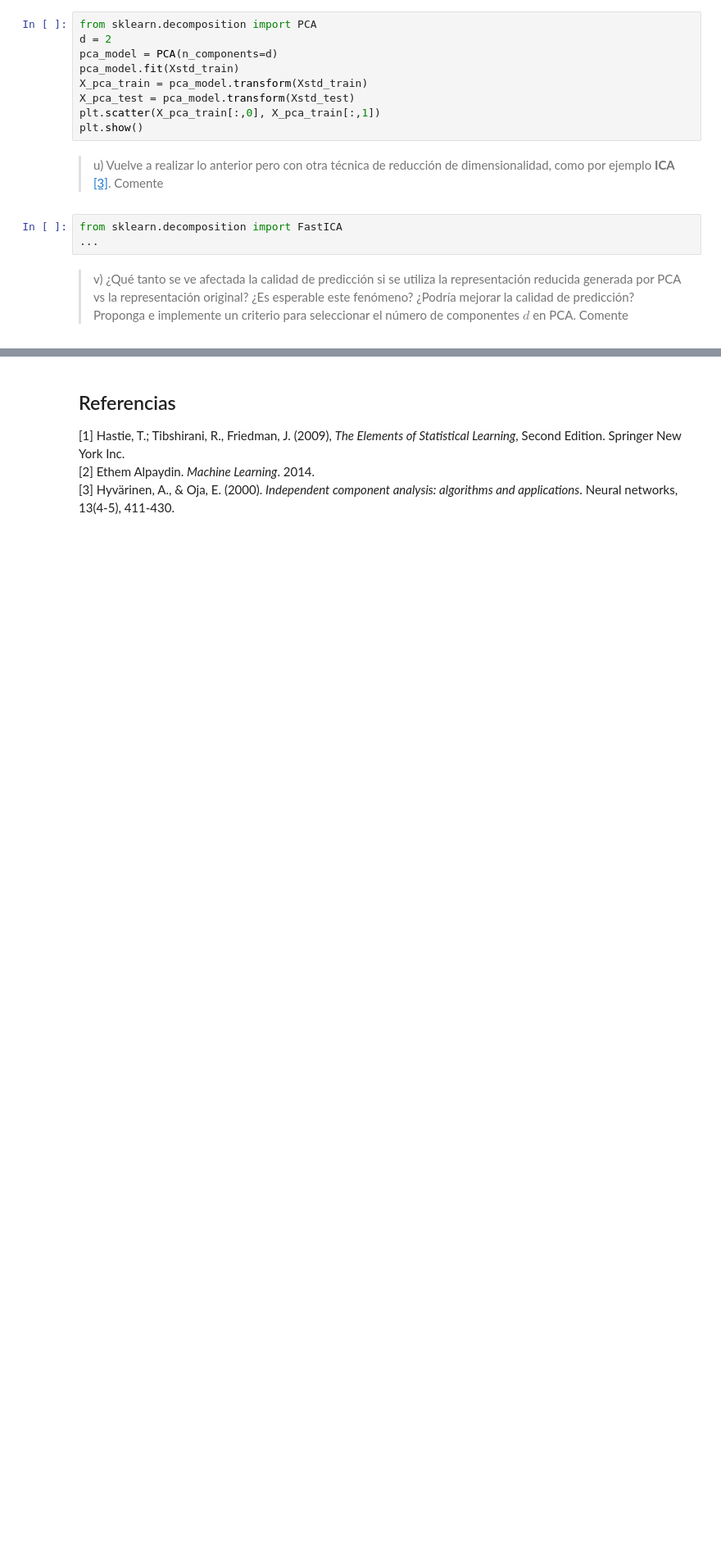
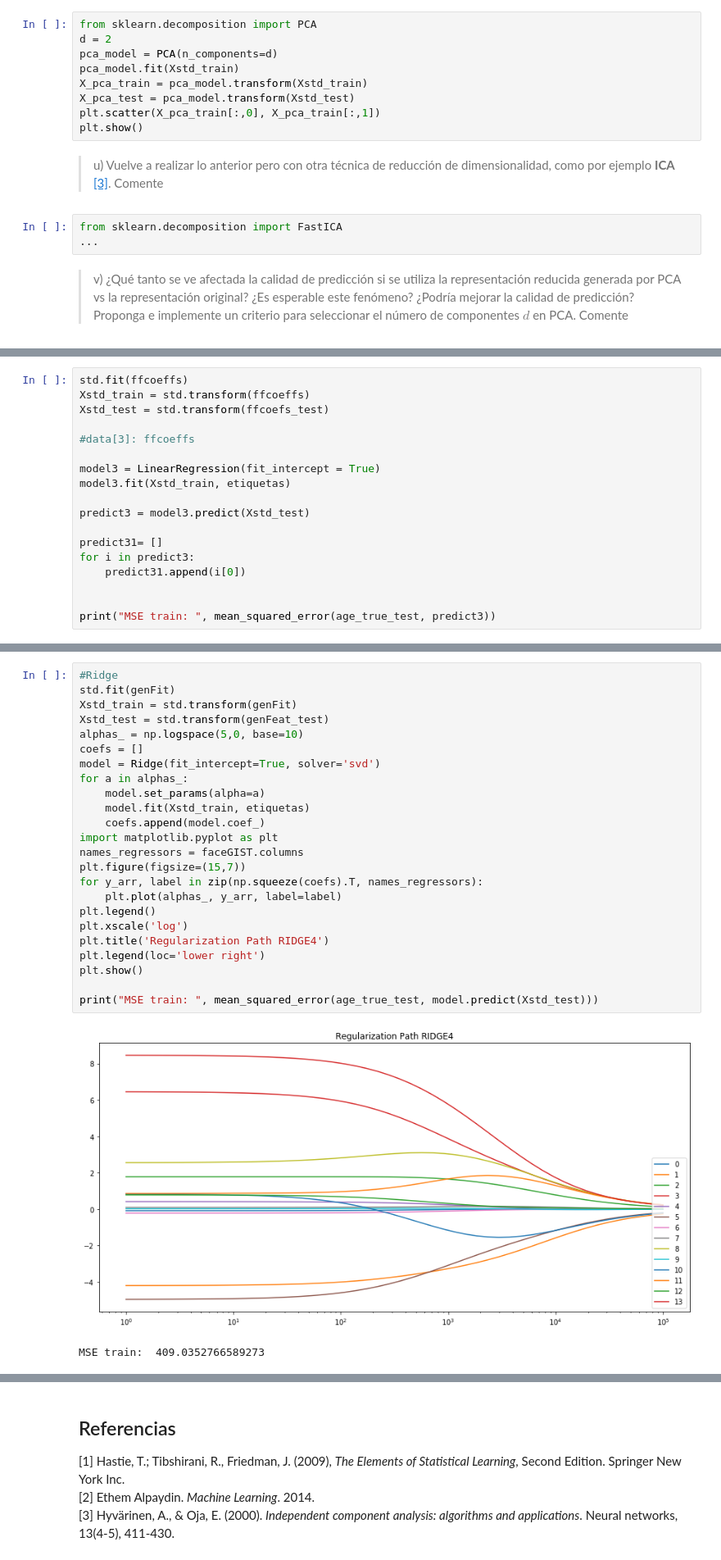
Before and after one commit to Lei96/Tarea-1-ML, a Jupyter notebook: TAREA1_Diaz_Andrades.ipynb, the cells around one changed output, grey strips where cells are left out. Shown: that part at 82% size. Saved outputs shown, nothing was run; the diff lists cells and outputs as text; blank space fills up the shorter version.

```diff
--- a/TAREA1_Diaz_Andrades.ipynb
+++ b/TAREA1_Diaz_Andrades.ipynb
@@ -590,0 +644,18 @@ modelo3.fit(faceGist,age_true)
+# %%
+std.fit(ffcoeffs)
+Xstd_train = std.transform(ffcoeffs)
+Xstd_test = std.transform(ffcoefs_test)
+
+#data[3]: ffcoeffs
+
+model3 = LinearRegression(fit_intercept = True)
+model3.fit(Xstd_train, etiquetas)
+
+predict3 = model3.predict(Xstd_test)
+
+predict31= []
+for i in predict3:
+    predict31.append(i[0])
+
+
+print("MSE train: ", mean_squared_error(age_true_test, predict3))
@@ -590,0 +696,27 @@ modelo3.fit(faceGist,age_true)
+# %%
+#Ridge
+std.fit(genFit)
+Xstd_train = std.transform(genFit)
+Xstd_test = std.transform(genFeat_test)
+alphas_ = np.logspace(5,0, base=10)
+coefs = []
+model = Ridge(fit_intercept=True, solver='svd')
+for a in alphas_:
+    model.set_params(alpha=a)
+    model.fit(Xstd_train, etiquetas)
+    coefs.append(model.coef_)
+import matplotlib.pyplot as plt
+names_regressors = faceGIST.columns
+plt.figure(figsize=(15,7))
+for y_arr, label in zip(np.squeeze(coefs).T, names_regressors):
+    plt.plot(alphas_, y_arr, label=label)
+plt.legend()
+plt.xscale('log')
+plt.title('Regularization Path RIDGE4')
+plt.legend(loc='lower right')
+plt.show()
+
+print("MSE train: ", mean_squared_error(age_true_test, model.predict(Xstd_test)))
+# %% [output]
+[figure, added]
+MSE train:  409.0352766589273
```
Also changed, not shown: parts of 22 cells of this notebook.
